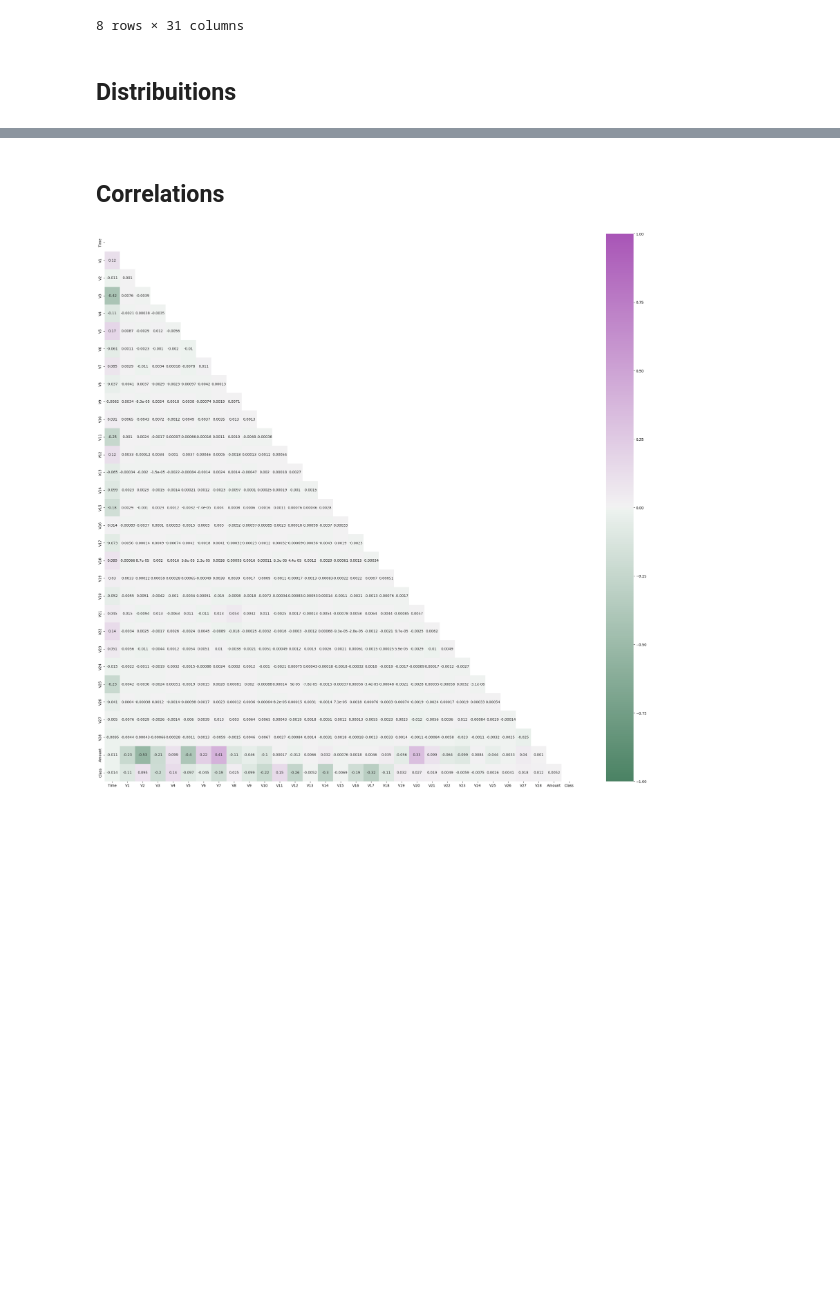
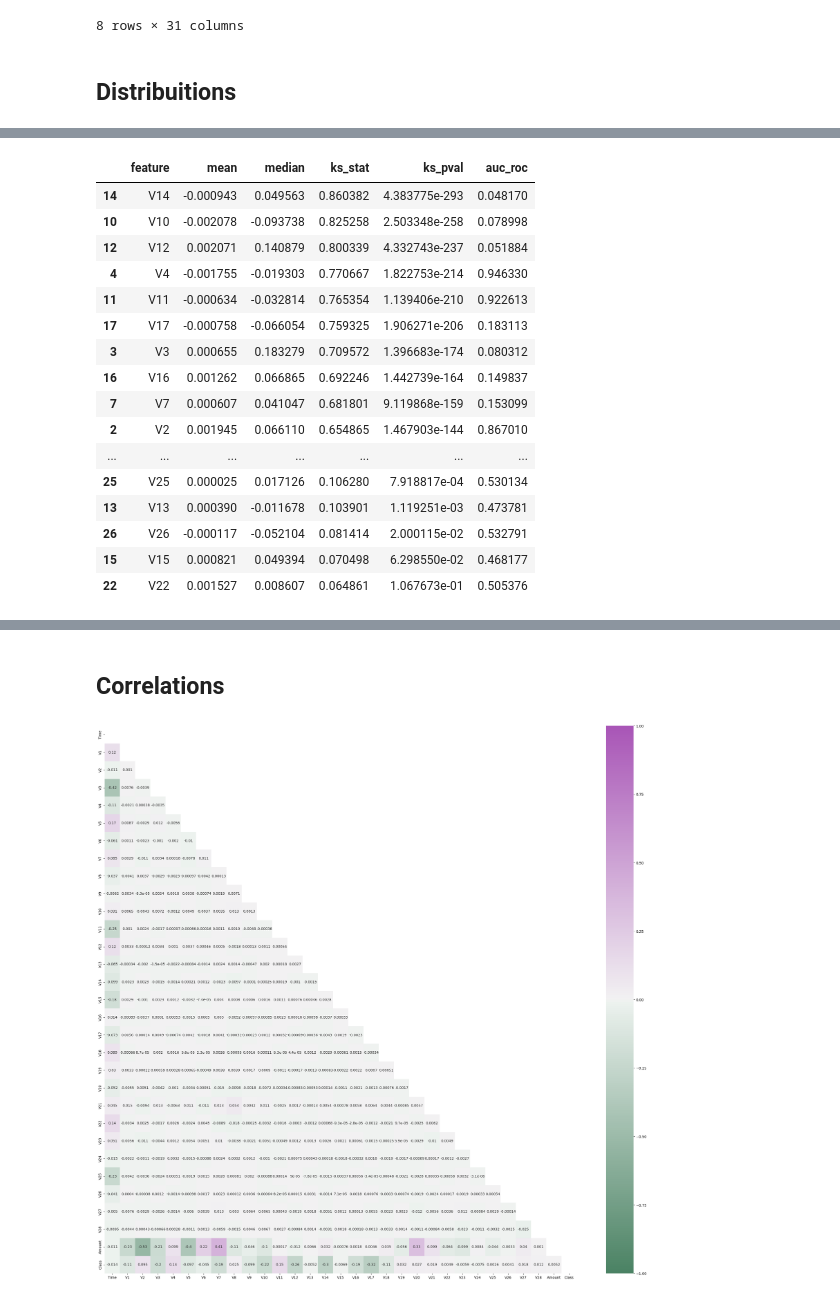
Before and after one commit to Gbrlmoraes/imbalanced_credit_fraud_detection, a Jupyter notebook: notebooks/02_exploratory_data_analysis.ipynb, the cells around one changed output, grey strips where cells are left out. Cells and saved outputs as stored; diff of their text form; code cells hidden in the pictures; blank space fills up the shorter version.

```diff
--- a/notebooks/02_exploratory_data_analysis.ipynb
+++ b/notebooks/02_exploratory_data_analysis.ipynb
@@ -141 +170,23 @@ for col in df.columns[:-1]:
 ... (18 outputs left out)
+# %%
+df_metrics = pd.DataFrame(metrics)
+df_metrics = df_metrics.sort_values(by='ks_stat', ascending=False)
+df_metrics.head(40)
+# %% [output]
+|  | feature | mean | median | ks_stat | ks_pval | auc_roc |
+| 14 | V14 | -0.000943 | 0.049563 | 0.860382 | 4.383775e-293 | 0.048170 |
+| 10 | V10 | -0.002078 | -0.093738 | 0.825258 | 2.503348e-258 | 0.078998 |
+| 12 | V12 | 0.002071 | 0.140879 | 0.800339 | 4.332743e-237 | 0.051884 |
+| 4 | V4 | -0.001755 | -0.019303 | 0.770667 | 1.822753e-214 | 0.946330 |
+| 11 | V11 | -0.000634 | -0.032814 | 0.765354 | 1.139406e-210 | 0.922613 |
+| 17 | V17 | -0.000758 | -0.066054 | 0.759325 | 1.906271e-206 | 0.183113 |
+| 3 | V3 | 0.000655 | 0.183279 | 0.709572 | 1.396683e-174 | 0.080312 |
+| 16 | V16 | 0.001262 | 0.066865 | 0.692246 | 1.442739e-164 | 0.149837 |
+| 7 | V7 | 0.000607 | 0.041047 | 0.681801 | 9.119868e-159 | 0.153099 |
+| 2 | V2 | 0.001945 | 0.066110 | 0.654865 | 1.467903e-144 | 0.867010 |
+| ... | ... | ... | ... | ... | ... | ... |
+| 25 | V25 | 0.000025 | 0.017126 | 0.106280 | 7.918817e-04 | 0.530134 |
+| 13 | V13 | 0.000390 | -0.011678 | 0.103901 | 1.119251e-03 | 0.473781 |
+| 26 | V26 | -0.000117 | -0.052104 | 0.081414 | 2.000115e-02 | 0.532791 |
+| 15 | V15 | 0.000821 | 0.049394 | 0.070498 | 6.298550e-02 | 0.468177 |
+| 22 | V22 | 0.001527 | 0.008607 | 0.064861 | 1.067673e-01 | 0.505376 |
```
Also changed, not shown: parts of 6 cells of this notebook.
